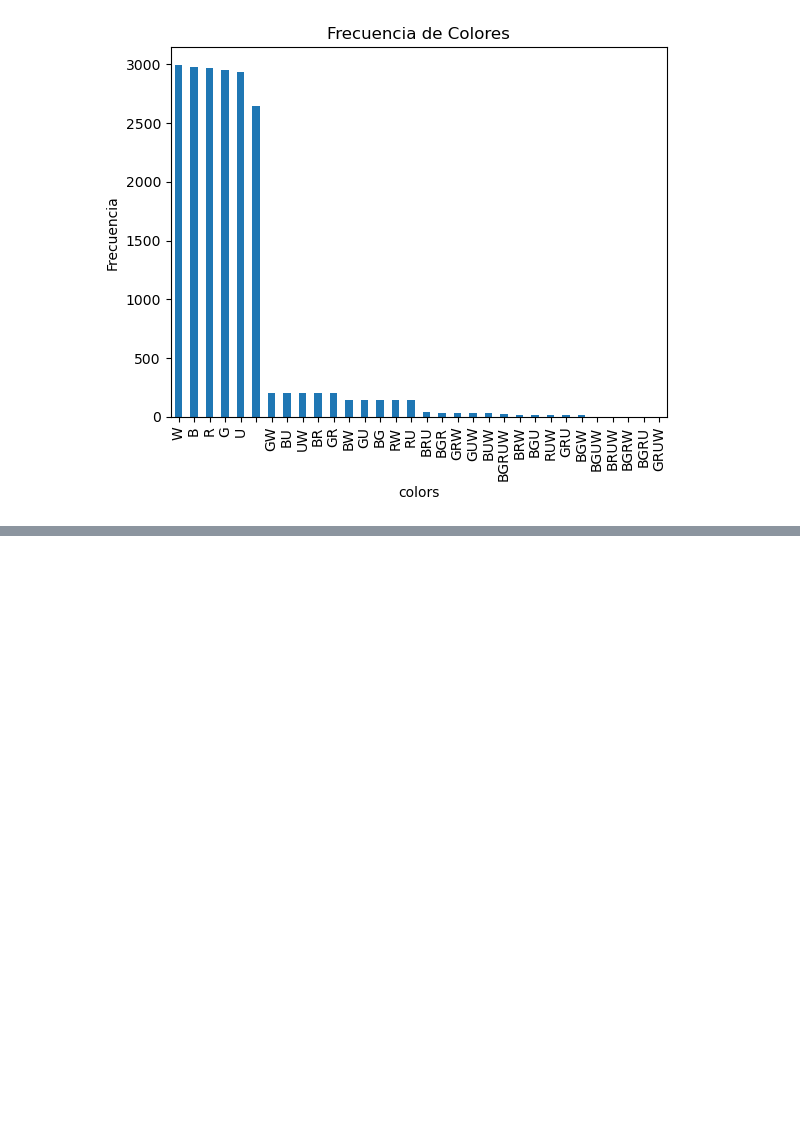
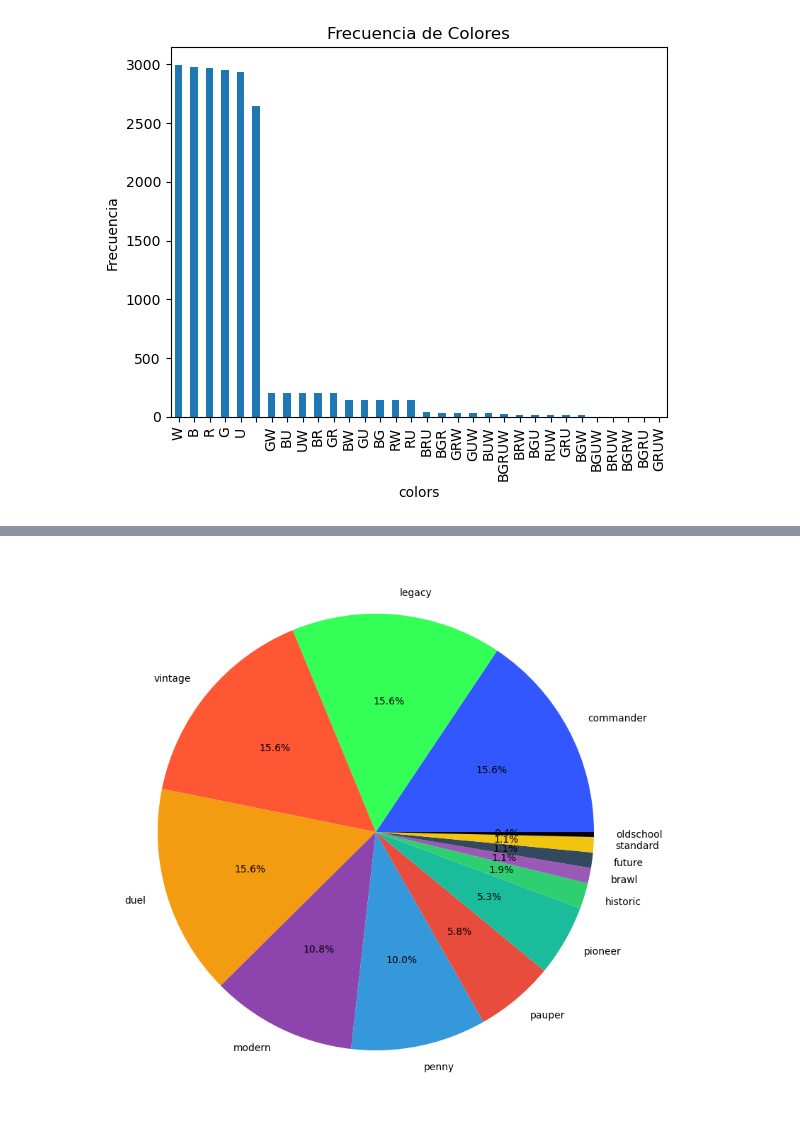
Before and after one commit to RubG4/TFM_MasterBigData_MTG, a Jupyter notebook: Main.ipynb, the cells around one changed output, grey strips where cells are left out. Cells and saved outputs as stored; diff of their text form; code cells hidden in the pictures; blank space fills up the shorter version.

```diff
--- a/Main.ipynb
+++ b/Main.ipynb
@@ -115,0 +130,30 @@ plt.show()
+# %%
+
+# Desglosar las listas de valores en la columna "legalities"
+legalities_exploded = dfCartas['legalities'].explode()
+# Contar la frecuencia de cada valor
+legalities_count = legalities_exploded.value_counts()
+
+colores = [
+    "#3357FF",  # Rojo anaranjado
+    "#33FF57",  # Verde brillante
+    "#FF5733",  # Azul vivo
+    "#F39C12",  # Naranja
+    "#8E44AD",  # Morado
+    "#3498DB",  # Azul claro
+    "#E74C3C",  # Rojo
+    "#1ABC9C",  # Turquesa
+    "#2ECf71",  # Verde esmeralda
+    "#9B59B6",  # Morado medio
+    "#34495E",  # Azul oscuro
+    "#F1C40F",  # Amarillo
+    "#000000"   # Naranja medio
+]
+
+# Mostrar el resultado
+plt.figure(figsize=(15, 10))
+plt.pie(legalities_count.values, colors = colores, autopct='%1.1f%%', labels=legalities_count.index)
+
+plt.show()
+# %% [output]
+[figure, added]
```
Also changed, not shown: parts of 4 cells of this notebook, 2 other files.
